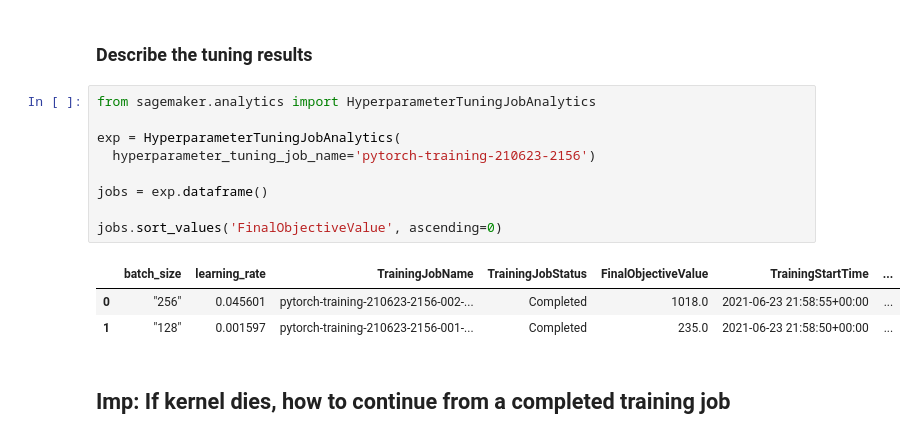
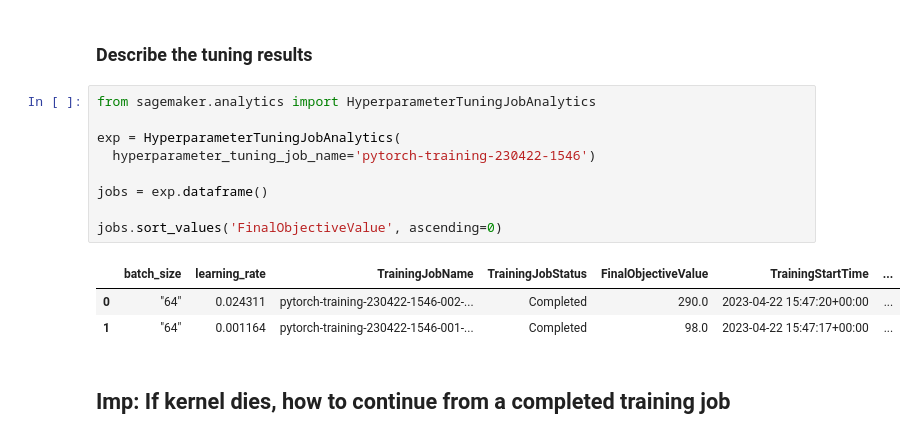
Before and after one commit to michaelfronda/operationalizing-an-AWS-ML-project, a Jupyter notebook: train_and_deploy-solution.ipynb, the cells around one changed output. Drawn from its saved outputs; the diff is of its cells as text.

Commit message:
fixed error in train and deploy nb

```diff
--- a/train_and_deploy-solution.ipynb
+++ b/train_and_deploy-solution.ipynb
@@ -74,16 +74,16 @@ tuner.fit({"training": "s3://dog-breed-classification-frondaud2023/"})
 # %%
 from sagemaker.analytics import HyperparameterTuningJobAnalytics
 
 exp = HyperparameterTuningJobAnalytics(
-  hyperparameter_tuning_job_name='pytorch-training-210623-2156')
+  hyperparameter_tuning_job_name='pytorch-training-230422-1546')
 
 jobs = exp.dataframe()
 
 jobs.sort_values('FinalObjectiveValue', ascending=0)
 # %% [output]
 |  | batch_size | learning_rate | TrainingJobName | TrainingJobStatus | FinalObjectiveValue | TrainingStartTime | ... |
-| 0 | "256" | 0.045601 | pytorch-training-210623-2156-002-... | Completed | 1018.0 | 2021-06-23 21:58:55+00:00 | ... |
-| 1 | "128" | 0.001597 | pytorch-training-210623-2156-001-... | Completed | 235.0 | 2021-06-23 21:58:50+00:00 | ... |
+| 0 | "64" | 0.024311 | pytorch-training-230422-1546-002-... | Completed | 290.0 | 2023-04-22 15:47:20+00:00 | ... |
+| 1 | "64" | 0.001164 | pytorch-training-230422-1546-001-... | Completed | 98.0 | 2023-04-22 15:47:17+00:00 | ... |
 # %% [markdown]
 ## Imp: If kernel dies, how to continue from a completed training job
 # %%
```
Also changed, not shown: parts of 19 cells of this notebook, 1 other file.
